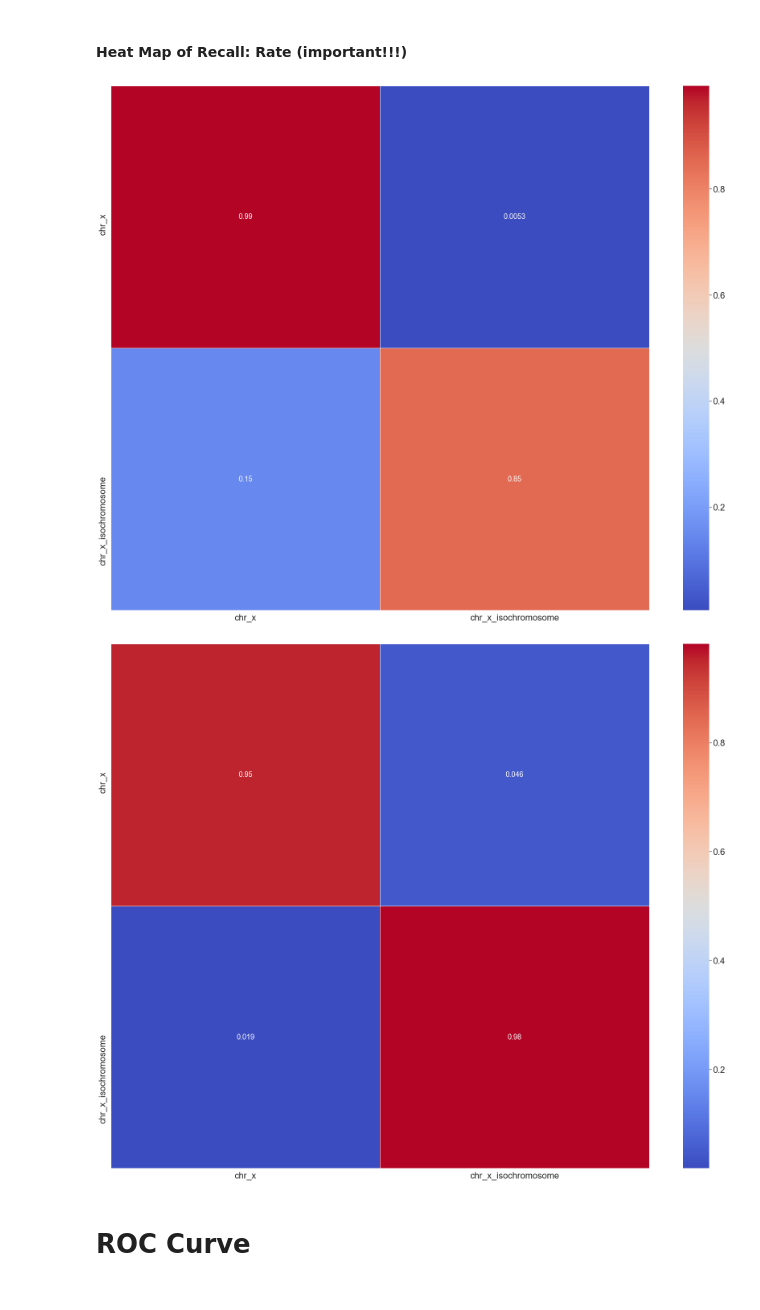
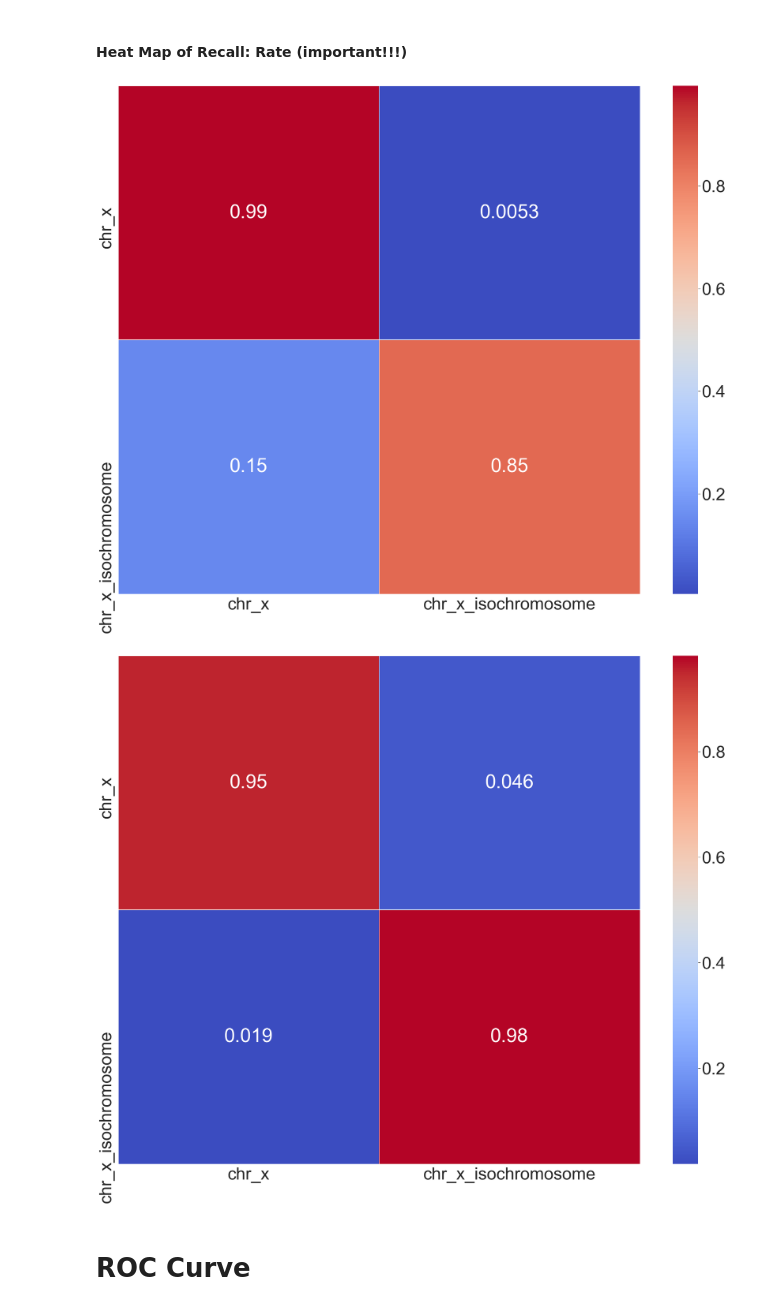
Before and after one commit to YangChuan80/MachineLearning, a Jupyter notebook: KaryotypingPinnacle/CNN/CNN_Chr_X_Isocrhomosome/Integrated_ROC.ipynb, the cells around one changed output. Drawn from its saved outputs; the diff is of its cells as text; code cells hidden in the pictures.

```diff
--- a/KaryotypingPinnacle/CNN/CNN_Chr_X_Isocrhomosome/Integrated_ROC.ipynb
+++ b/KaryotypingPinnacle/CNN/CNN_Chr_X_Isocrhomosome/Integrated_ROC.ipynb
@@ -194,20 +194,20 @@ heat_map_r = sb.heatmap(confusion_r, annot=True,  # It's a Seaborn function
                       cmap='coolwarm',
                       xticklabels=confusion.columns, yticklabels=confusion.index,
                       linewidths=1,
-                      annot_kws={"size": 18})
-sb.set(font_scale = 2)
+                      annot_kws={"size": 50})
+sb.set(font_scale = 4)
 # %% [output]
-[figure, old version]
+[figure, new version]
 # %%
 plt.figure(figsize=(30, 24))
 heat_map_p = sb.heatmap(confusion_p, annot=True,  # It's a Seaborn function
                       cmap='coolwarm',
                       xticklabels=confusion.columns, yticklabels=confusion.index,
                       linewidths=1,
-                      annot_kws={"size": 18})
-sb.set(font_scale = 2)
+                      annot_kws={"size": 50})
+sb.set(font_scale = 4)
 # %% [output]
-[figure, old version]
+[figure, new version]
 # %%
 fig = heat_map.get_figure()
 fig.savefig('Heatmap_Combination.png', dpi=400)
```
Also changed, not shown: parts of 2 cells of this notebook, 17 other files.
